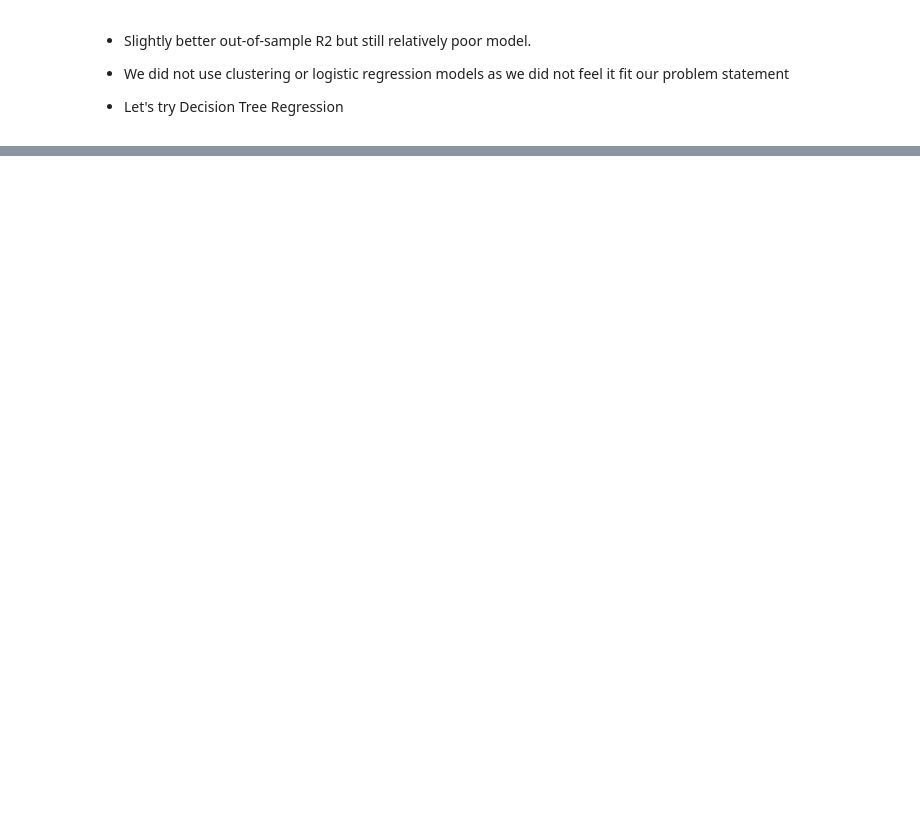
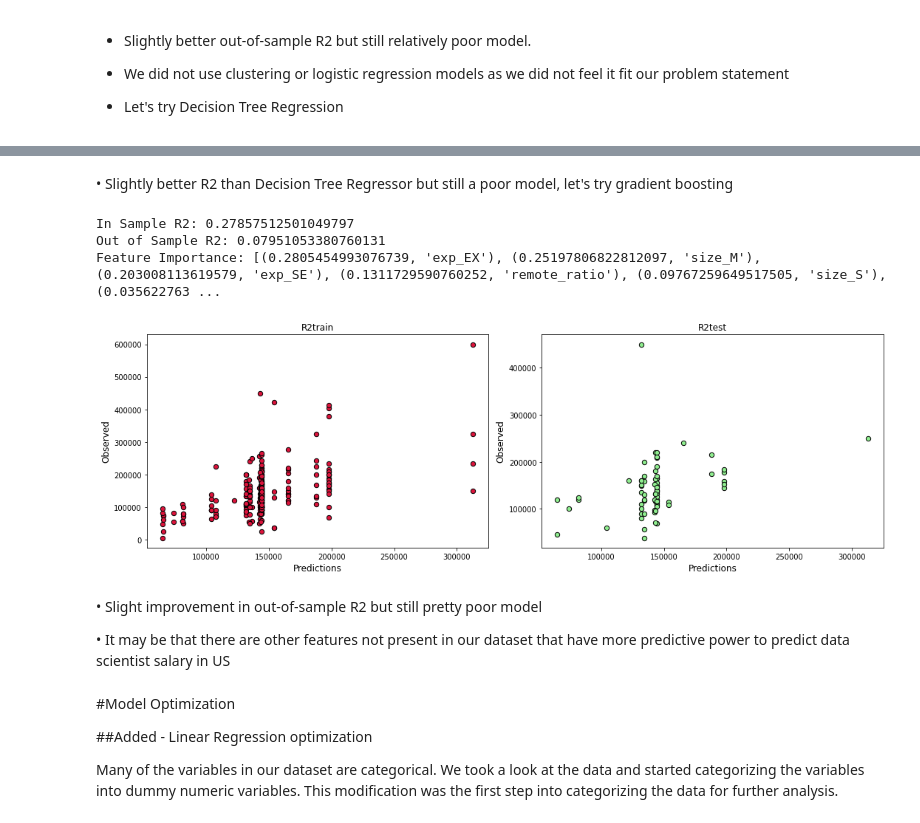
Before and after one commit to mingxieirene/DABP14000_Fall2022, a Jupyter notebook: Pandas_DABP14000_Final_Project.ipynb, the cells around one changed output, grey strips where cells are left out. Saved outputs shown, nothing was run; the diff lists cells and outputs as text; code cells hidden in the pictures; blank space fills up the shorter version.

```diff
--- a/Pandas_DABP14000_Final_Project.ipynb
+++ b/Pandas_DABP14000_Final_Project.ipynb
@@ -225,0 +485,64 @@ Decision Tree Regression model did not improve out-of-sample R2. Next we will tr
+# %% [markdown]
+•	Slightly better R2 than Decision Tree Regressor but still a poor model, let's try gradient boosting
+# %%
+#Lets try Gradient Boosting
+#Copy dataframe
+X6 = X.copy()
+
+#Define response variable
+Y6 = Y.copy()
+
+tX6, vX6, tY6, vY6 = tts(X6, Y6, test_size=0.2, random_state=0)
+
+#Create model object using Gradient Boosting
+gb_model = GradientBoostingRegressor(max_depth=7, n_estimators=250, learning_rate=0.01, random_state=0)
+
+#Fit the model using grid search
+gb_model.fit(tX6, tY6)
+
+#Calculate and print in-sample R2
+predictions_in6 = gb_model.predict(tX6)
+print(f'In Sample R2: {r2_score(tY6, predictions_in6)}')
+
+#Calculate and print out-of-smaple R2
+predictions6 = gb_model.predict(vX6)
+print(f'Out of Sample R2: {r2_score(vY6, predictions6)}')
+
+#Lets look at the importance of features in the model
+feature_list2 = []
+for name, score in zip(X6.columns, gb_model.feature_importances_):
+    feature_list2.append((score, name))
+
+sorted(feature_list2, reverse=True)
+print(f'Feature Importance: {sorted(feature_list2, reverse=True)}')
+
+#Create scatter plots
+plt.figure(figsize=(15,5))
+plt.subplot(1,2,1)
+plt.scatter(predictions_in6, tY6 , s=40, c='crimson',\
+           marker='o', edgecolors='black')
+plt.xlabel('Predictions', fontsize=12)
+plt.ylabel('Observed', fontsize=12)
+plt.title("R2train")
+plt.subplot(1,2,2)
+plt.scatter(predictions6, vY6, s=40, c='lightgreen',\
+           marker='o', edgecolors='black')
+plt.xlabel('Predictions', fontsize=12)
+plt.ylabel('Observed', fontsize=12)
+plt.title("R2test")
+plt.tight_layout();
+# %% [output]
+In Sample R2: 0.27857512501049797
+Out of Sample R2: 0.07951053380760131
+Feature Importance: [(0.2805454993076739, 'exp_EX'), (0.25197806822812097, 'size_M'), (0.203008113619579, 'exp_SE'), (0.1311729590760252, 'remote_ratio'), (0.09767259649517505, 'size_S'), (0.035622763 ...
+[figure, added]
+# %% [markdown]
+•	Slight improvement in out-of-sample R2 but still pretty poor model
+
+•	It may be that there are other features not present in our dataset that have more predictive power to predict data scientist salary in US
+# %% [markdown]
+#Model Optimization
+
+##Added - Linear Regression optimization
+
+Many of the variables in our dataset are categorical. We took a look at the data and started categorizing the variables into dummy numeric variables. This modification was the first step into categorizing the data for further analysis.
```
Also changed, not shown: parts of 48 cells of this notebook.
